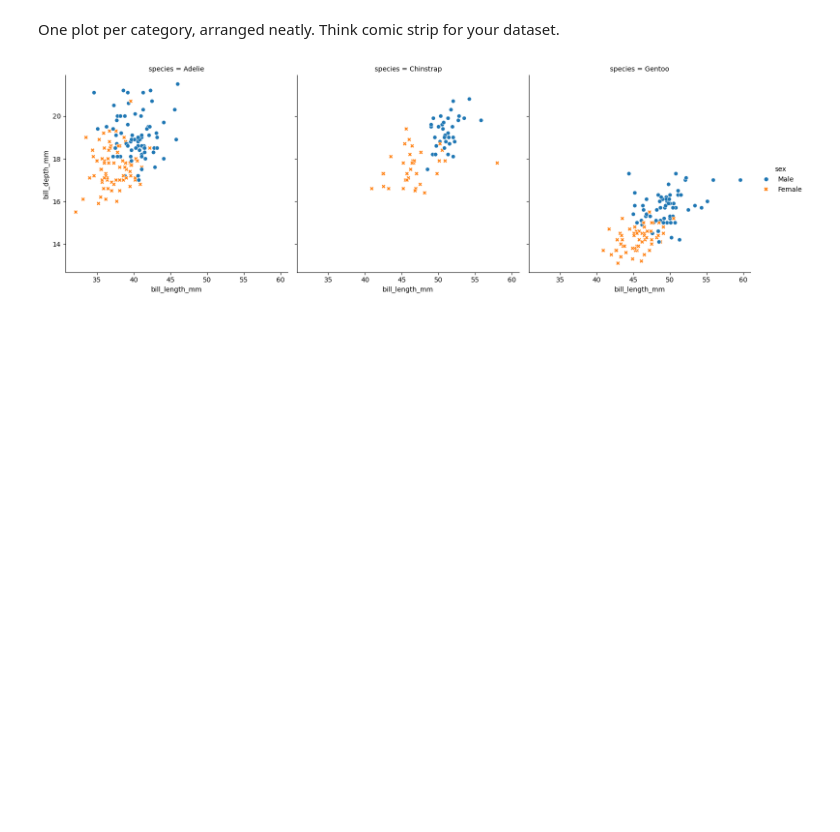
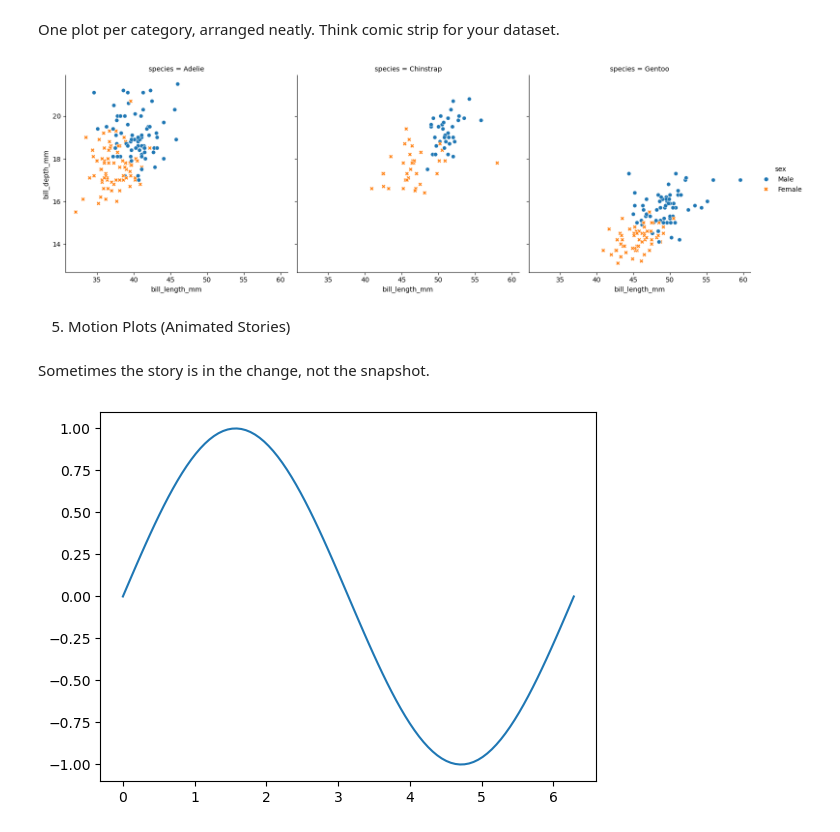
Before and after one commit to ARUNAGIRINATHAN-K/Unknown-1, a Jupyter notebook: Annotated Timelines.ipynb, the cells around one changed output. Drawn from its saved outputs; the diff is of its cells as text; code cells hidden in the pictures; blank space fills up the shorter version.

Commit message:
Motion-plot

```diff
--- a/Annotated Timelines.ipynb
+++ b/Annotated Timelines.ipynb
@@ -89,3 +89,24 @@ sns.relplot(
 plt.show()
 # %% [output]
 [figure]
+# %% [markdown]
+5. Motion Plots (Animated Stories)
+# %% [markdown]
+Sometimes the story is in the change, not the snapshot.
+# %%
+import matplotlib.pyplot as plt
+import numpy as np
+import matplotlib.animation as animation
+
+fig, ax = plt.subplots()
+x = np.linspace(0, 2*np.pi, 100)
+line, = ax.plot(x, np.sin(x))
+
+def animate(i):
+    line.set_ydata(np.sin(x + i/10))
+    return line,
+
+ani = animation.FuncAnimation(fig, animate, frames=100, interval=50)
+plt.show()
+# %% [output]
+[figure, added]
```
